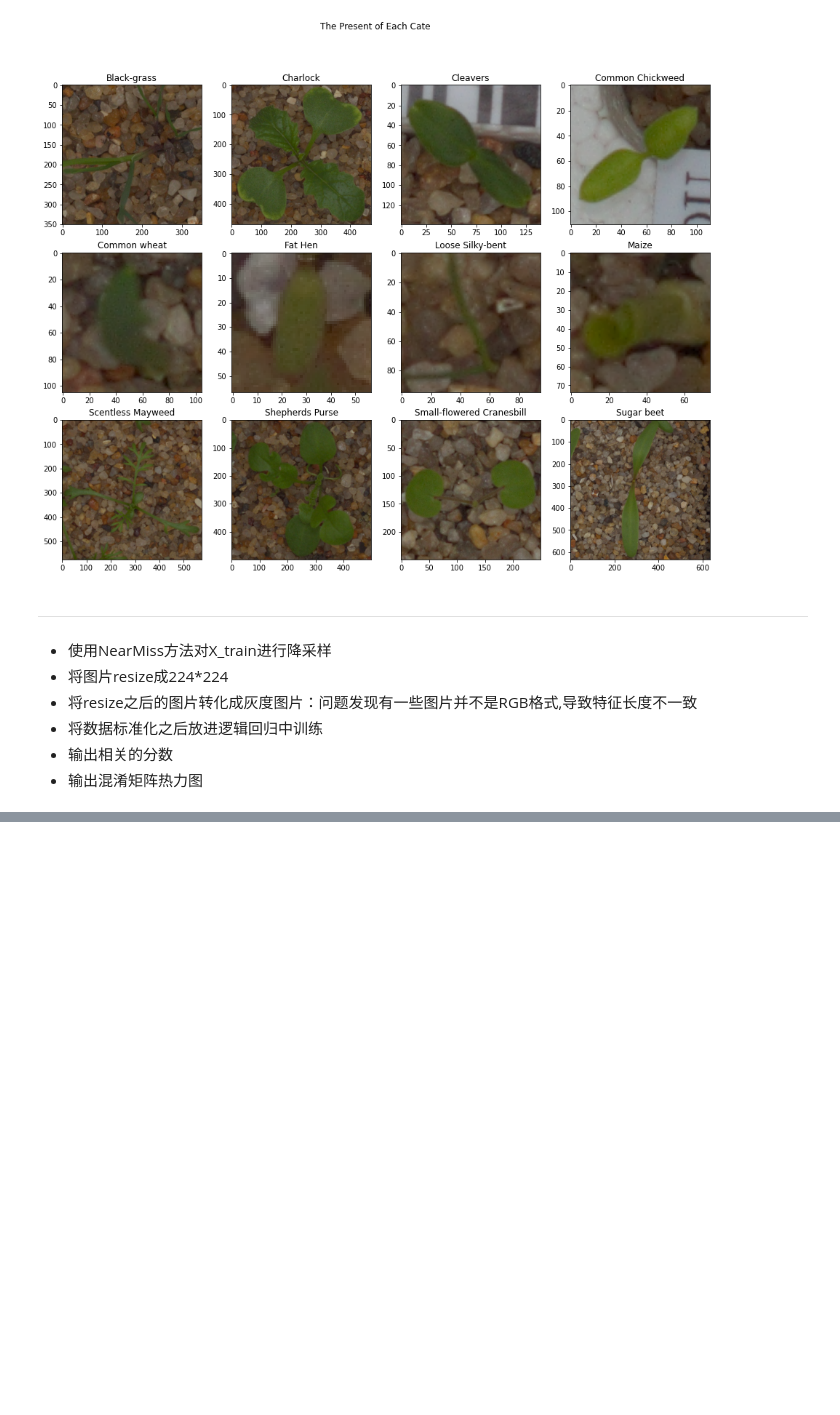
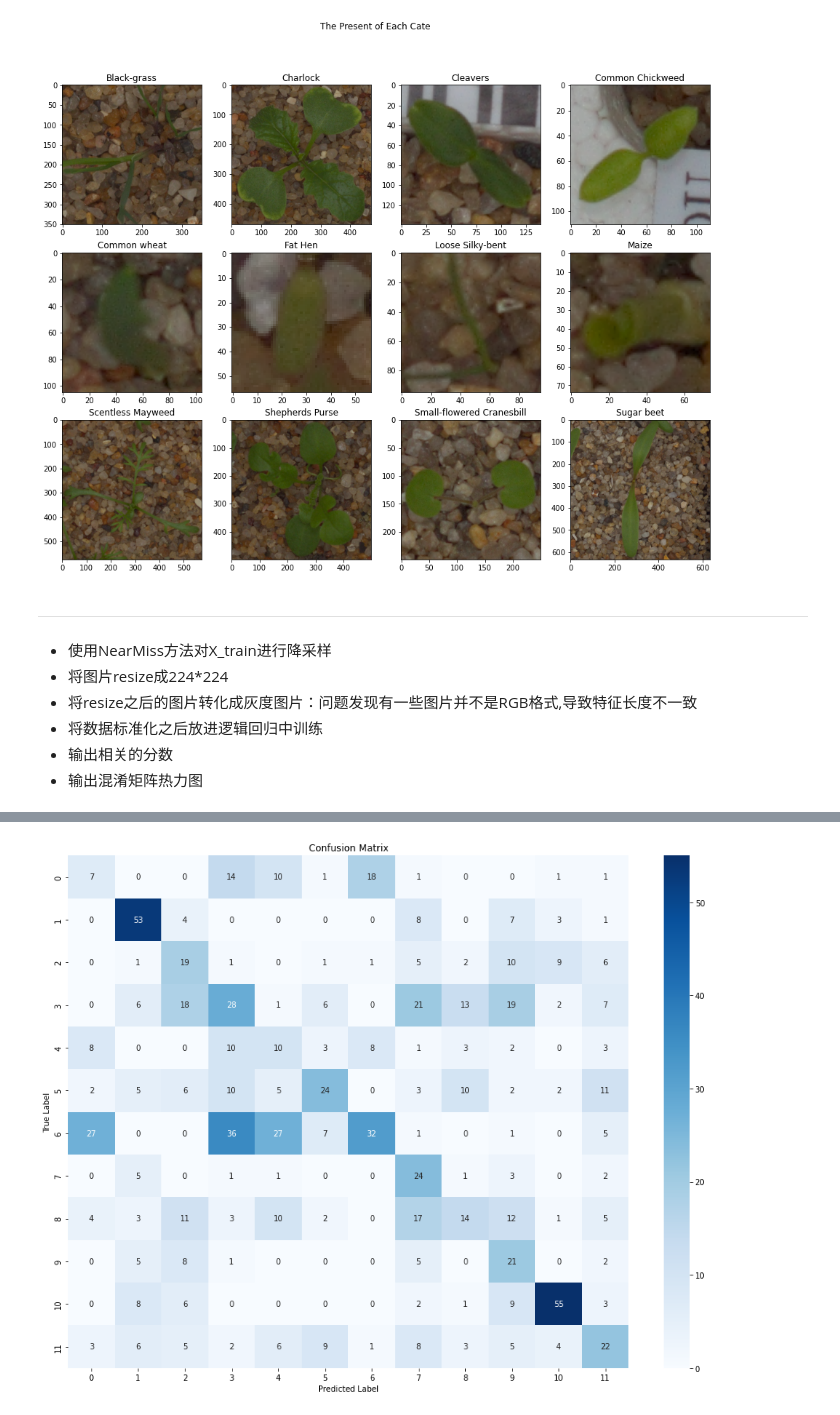
Before and after one commit to ShAn3003/FeatureEngeneer, a Jupyter notebook: src/data_preprocess.ipynb, the cells around one changed output, grey strips where cells are left out. Saved outputs shown, nothing was run; the diff lists cells and outputs as text; code cells hidden in the pictures; blank space fills up the shorter version.

```diff
--- a/src/data_preprocess.ipynb
+++ b/src/data_preprocess.ipynb
@@ -188,0 +316,16 @@ plt.show()
+# %%
+
+X = [[img.flatten() for img in resizeimagelist] for resizeimagelist in resizeimagelists]
+y = [[np.array(i) for i in labellist]for labellist in labellists]
+
+X_combined = [item for sublist in X for item in sublist]
+y_combined = [item for sublist in y for item in sublist]
+X_train,X_test,y_train,y_test = train_test_split(X_combined,y_combined,random_state=RANDOM_STATE,test_size=0.2,shuffle=True)
+#1500轮仍未收敛
+pipeline = make_pipeline(NearMiss(version=2), StandardScaler(), LogisticRegression(max_iter=1500))
+pipeline.fit(X_train, y_train)
+y_pred = pipeline.predict(X_test)
+y_pred = list(y_pred)
+y_test = [int(y) for y in y_test]
+
+print(classification_report_imbalanced(y_test, y_pred))
@@ -188,0 +356,12 @@ plt.show()
+# %%
+
+conf_mat = confusion_matrix(y_test, y_pred)
+
+plt.figure(figsize=(16,12))
+sns.heatmap(conf_mat, annot=True, fmt='d', cmap='Blues', xticklabels=imagelabel, yticklabels=imagelabel)
+plt.xlabel('Predicted Label')
+plt.ylabel('True Label')
+plt.title('Confusion Matrix')
+plt.show()
+# %% [output]
+[figure, added]
```
Also changed, not shown: parts of 152 cells of this notebook.
